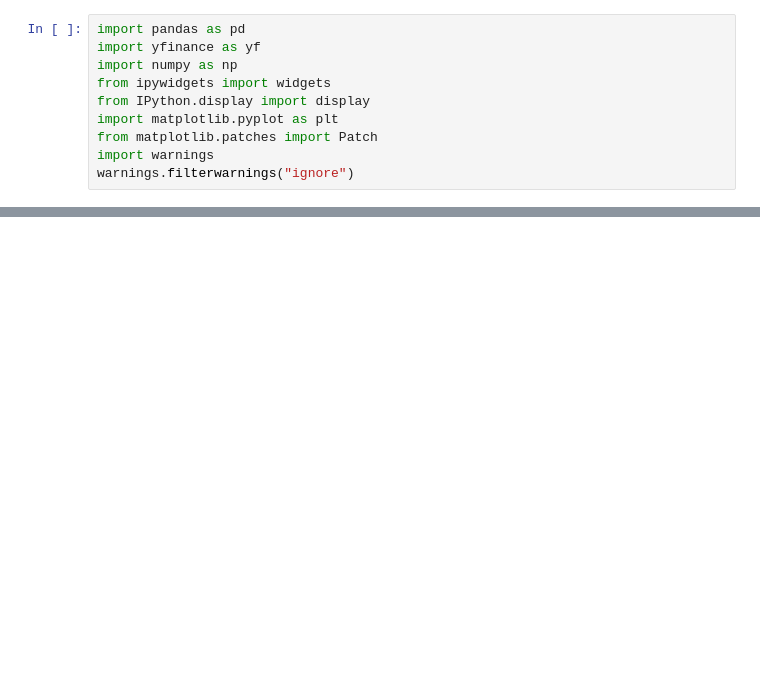
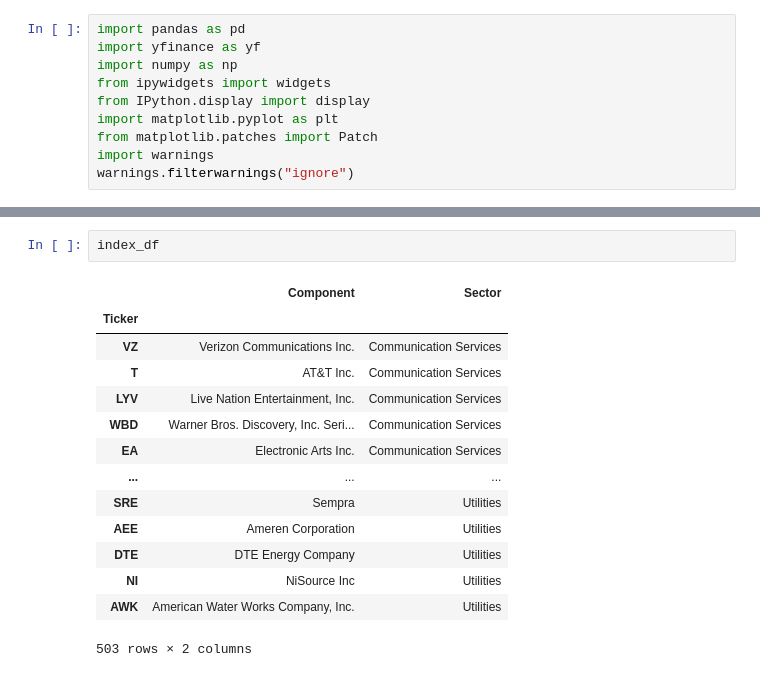
Before and after one commit to SuperWD40/Groupe_bancaire_Student_challenge, a Jupyter notebook: momentum/momentum_analysis vf.ipynb, the cells around one changed output, grey strips where cells are left out. Drawn from its saved outputs; the diff is of its cells as text; blank space fills up the shorter version.

```diff
--- a/momentum/momentum_analysis vf.ipynb
+++ b/momentum/momentum_analysis vf.ipynb
@@ -224,0 +251,17 @@ Text(value='^GSPC', description='Market:')
+# %%
+index_df
+# %% [output]
+|  | Component | Sector |
+| Ticker |  |  |
+| VZ | Verizon Communications Inc. | Communication Services |
+| T | AT&T Inc. | Communication Services |
+| LYV | Live Nation Entertainment, Inc. | Communication Services |
+| WBD | Warner Bros. Discovery, Inc. Seri... | Communication Services |
+| EA | Electronic Arts Inc. | Communication Services |
+| ... | ... | ... |
+| SRE | Sempra | Utilities |
+| AEE | Ameren Corporation | Utilities |
+| DTE | DTE Energy Company | Utilities |
+| NI | NiSource Inc | Utilities |
+| AWK | American Water Works Company, Inc. | Utilities |
+503 rows × 2 columns
```
Also changed, not shown: parts of 9 cells of this notebook, 1 other file.
